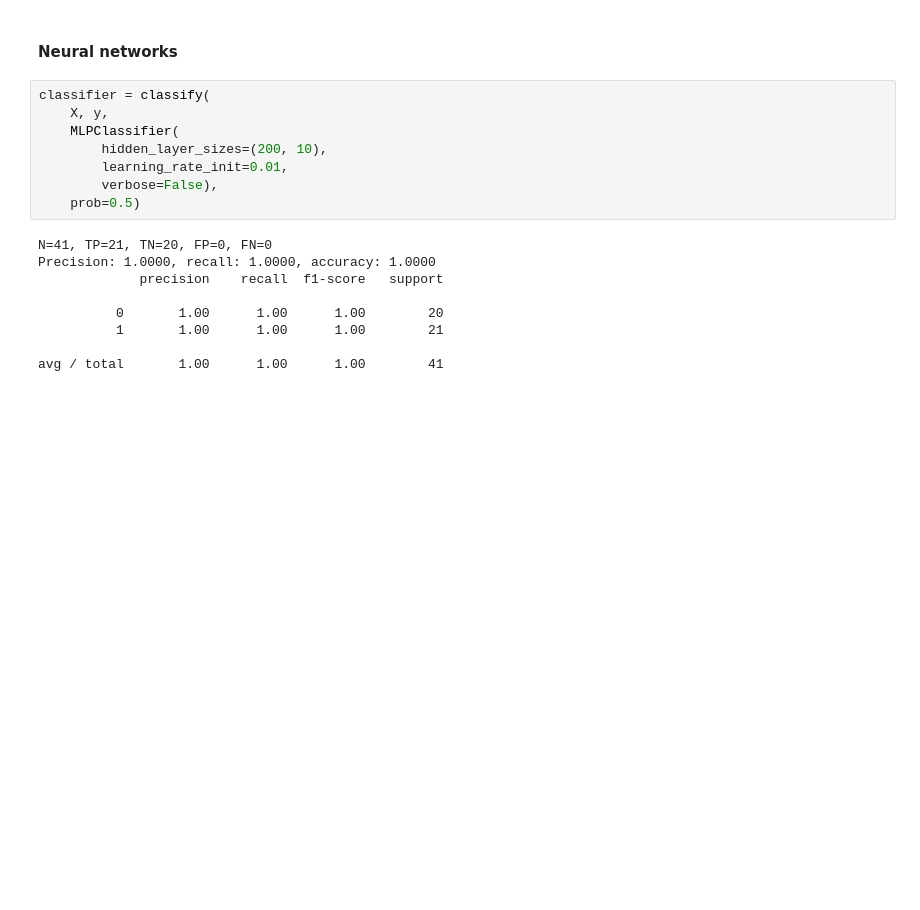
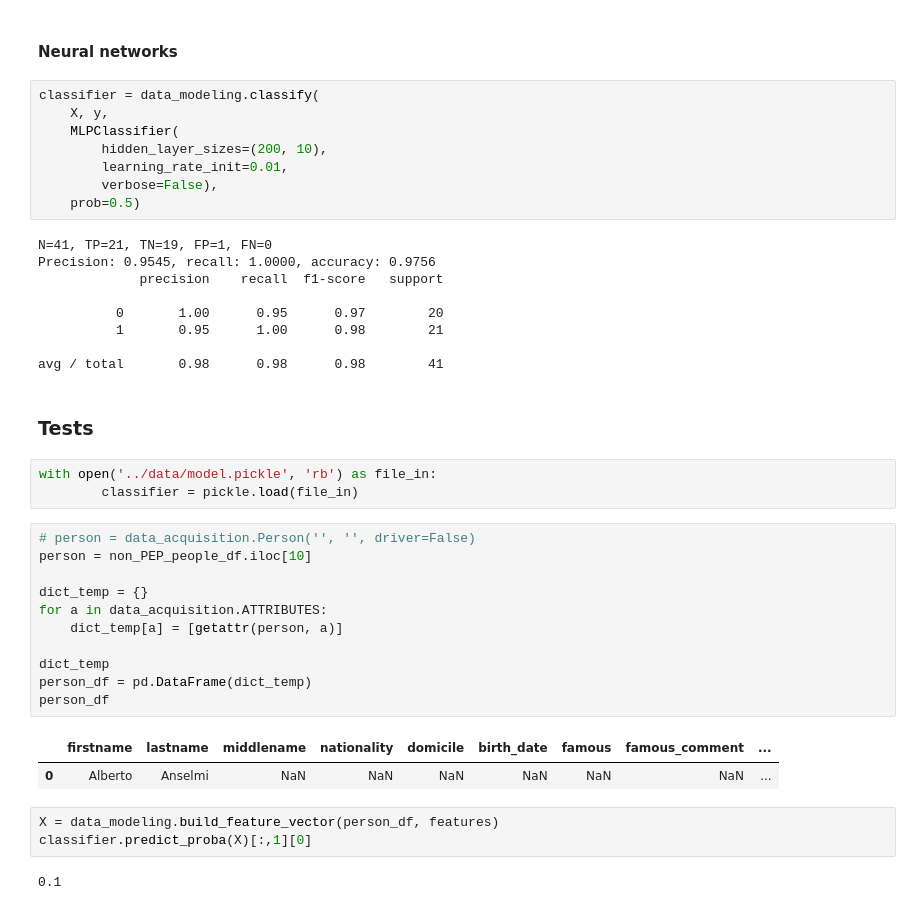
Before and after one commit to jcoupon/person-insights, a Jupyter notebook: notebooks/Data modeling.ipynb, the cells around one changed output. Saved outputs shown, nothing was run; the diff lists cells and outputs as text; blank space fills up the shorter version.

```diff
--- a/notebooks/Data modeling.ipynb
+++ b/notebooks/Data modeling.ipynb
@@ -614,7 +456,7 @@ avg / total       1.00      1.00      1.00        41
 # %% [markdown]
 #### Neural networks
 # %%
-classifier = classify(
+classifier = data_modeling.classify(
     X, y,
     MLPClassifier(
         hidden_layer_sizes=(200, 10),
@@ -622,11 +464,35 @@ classifier = classify(
         verbose=False),
     prob=0.5)
 # %% [output]
-N=41, TP=21, TN=20, FP=0, FN=0
-Precision: 1.0000, recall: 1.0000, accuracy: 1.0000
+N=41, TP=21, TN=19, FP=1, FN=0
+Precision: 0.9545, recall: 1.0000, accuracy: 0.9756
              precision    recall  f1-score   support
 
-          0       1.00      1.00      1.00        20
-          1       1.00      1.00      1.00        21
+          0       1.00      0.95      0.97        20
+          1       0.95      1.00      0.98        21
 
-avg / total       1.00      1.00      1.00        41
+avg / total       0.98      0.98      0.98        41
+# %% [markdown]
+### Tests
+# %%
+with open('../data/model.pickle', 'rb') as file_in:
+        classifier = pickle.load(file_in)
+# %%
+# person = data_acquisition.Person('', '', driver=False)
+person = non_PEP_people_df.iloc[10]
+
+dict_temp = {}
+for a in data_acquisition.ATTRIBUTES:
+    dict_temp[a] = [getattr(person, a)]
+
+dict_temp
+person_df = pd.DataFrame(dict_temp)
+person_df
+# %% [output]
+|  | firstname | lastname | middlename | nationality | domicile | birth_date | famous | famous_comment | ... |
+| 0 | Alberto | Anselmi | NaN | NaN | NaN | NaN | NaN | NaN | ... |
+# %%
+X = data_modeling.build_feature_vector(person_df, features)
+classifier.predict_proba(X)[:,1][0]
+# %% [output]
+0.1
```
Also changed, not shown: parts of 30 cells of this notebook, 4 other files.
